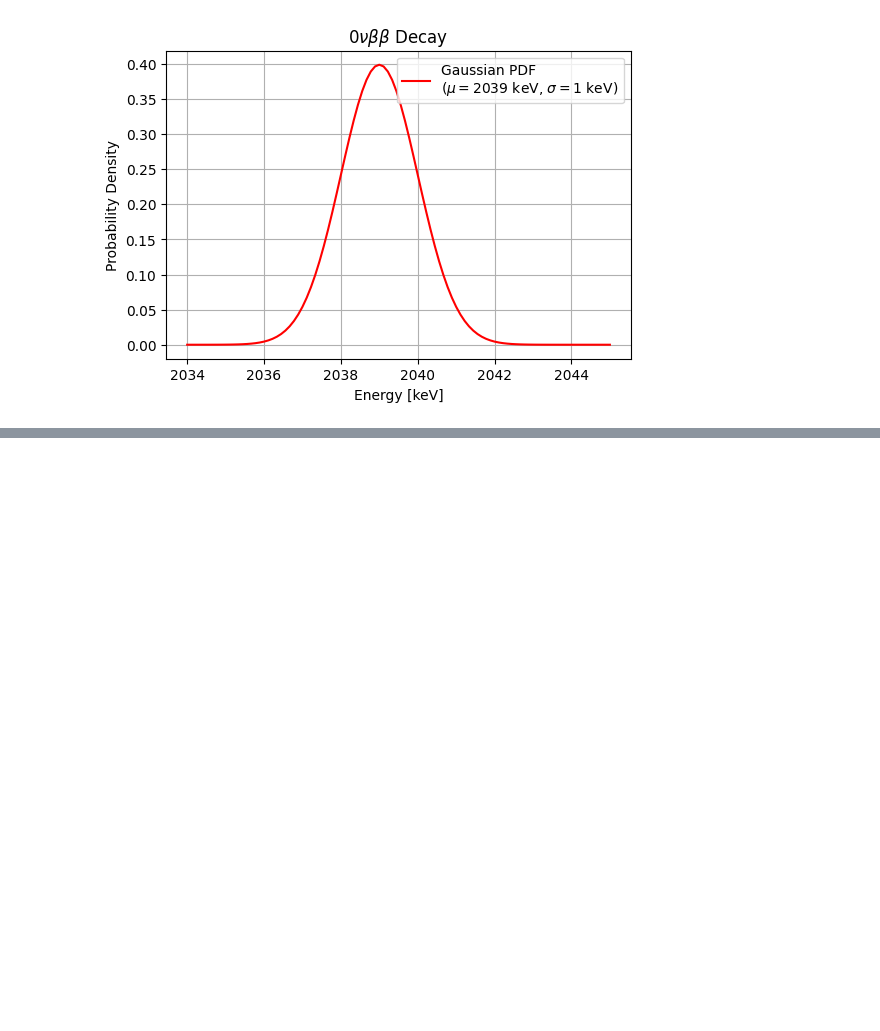
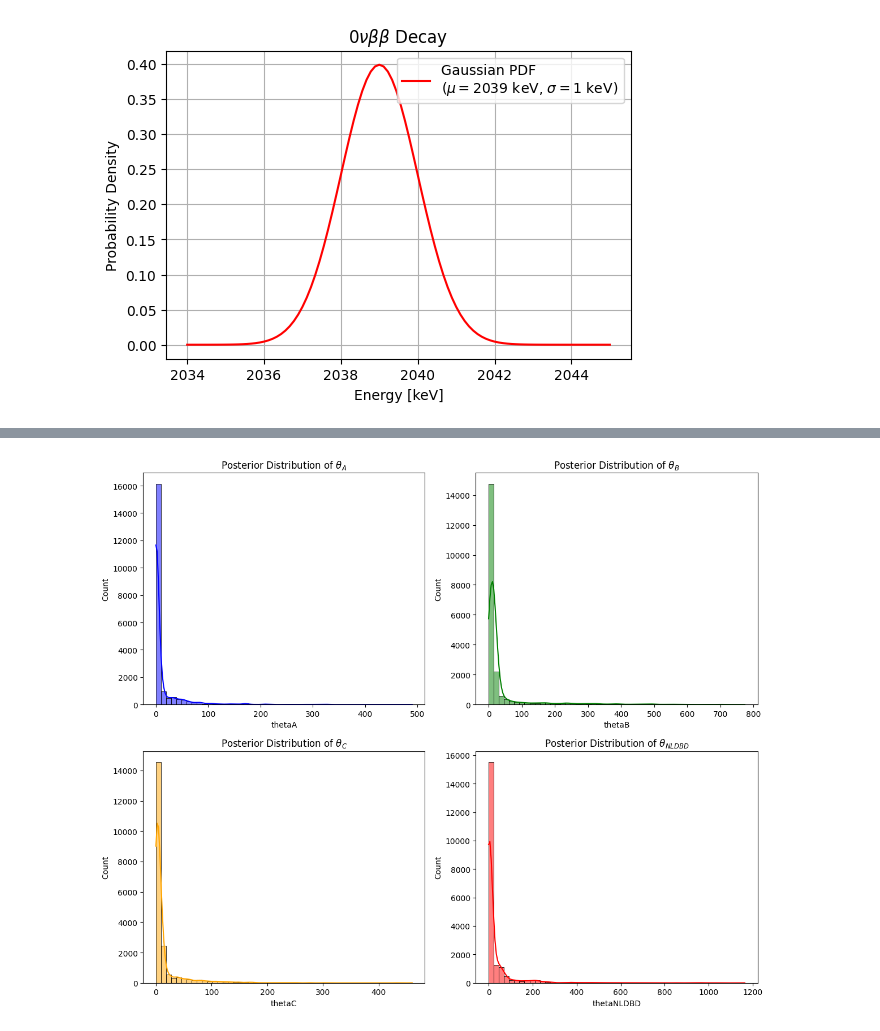
Before and after one commit to melissamp03/DSC291_FINAL-PROJECT, a Jupyter notebook: DSC291_Final-Project_2025.ipynb, the cells around one changed output, grey strips where cells are left out. Saved outputs shown, nothing was run; the diff lists cells and outputs as text; code cells hidden in the pictures; blank space fills up the shorter version.

```diff
--- a/DSC291_Final-Project_2025.ipynb
+++ b/DSC291_Final-Project_2025.ipynb
@@ -156,0 +474,23 @@ plt.show()
+# %%
+import seaborn as sns
+import matplotlib.pyplot as plt
+
+# Plotting posterior distributions
+fig, axs = plt.subplots(2, 2, figsize=(12, 10))
+
+sns.histplot(results['thetaA'], kde=True, ax=axs[0, 0], bins=50, color='blue')
+axs[0, 0].set_title(r'Posterior Distribution of $\theta_A$')
+
+sns.histplot(results['thetaB'], kde=True, ax=axs[0, 1], bins=50, color='green')
+axs[0, 1].set_title(r'Posterior Distribution of $\theta_B$')
+
+sns.histplot(results['thetaC'], kde=True, ax=axs[1, 0], bins=50, color='orange')
+axs[1, 0].set_title(r'Posterior Distribution of $\theta_C$')
+
+sns.histplot(results['thetaNLDBD'], kde=True, ax=axs[1, 1], bins=50, color='red')
+axs[1, 1].set_title(r'Posterior Distribution of $\theta_{NLDBD}$')
+
+plt.tight_layout()
+plt.show()
+# %% [output]
+[figure, added]
```
Also changed, not shown: parts of 18 cells of this notebook.
